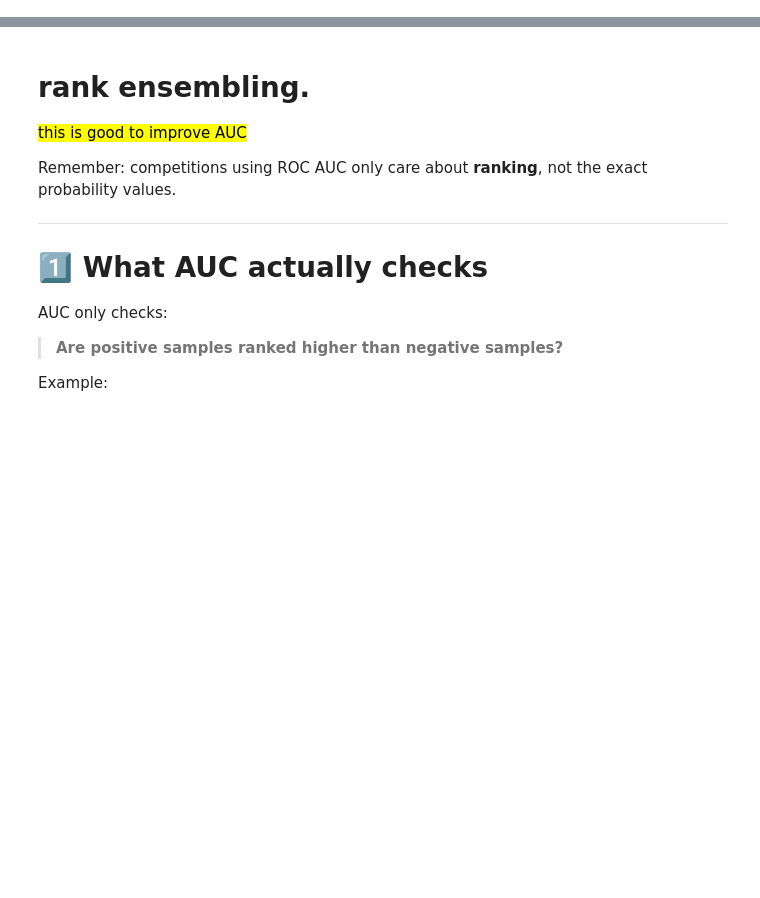
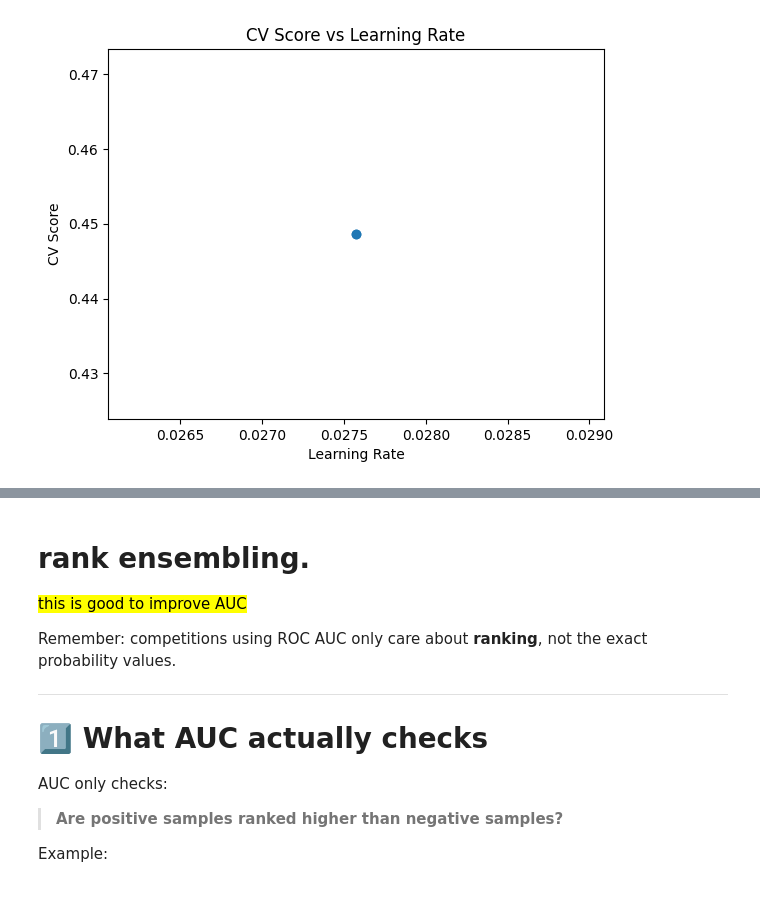
Before and after one commit to ismailSadouki/x42, a Jupyter notebook: notebooks/ensamble.ipynb, the cells around one changed output, grey strips where cells are left out. Drawn from its saved outputs; the diff is of its cells as text; code cells hidden in the pictures; blank space fills up the shorter version.

```diff
--- a/notebooks/ensamble.ipynb
+++ b/notebooks/ensamble.ipynb
@@ -129,0 +102,4 @@ ensemble_submission_df.head(10)
+# %%
+# Example: print CV score and model name for all experiments
+for exp in experiments:
+    print(exp["name"], exp["metadata"].get("cv_score"), exp["metadata"].get("model_name"))
@@ -129,0 +109,7 @@ ensemble_submission_df.head(10)
+# %%
+# Sort experiments by CV score descending
+experiments_sorted = sorted(experiments, key=lambda x: x["metadata"].get("cv_score", 0), reverse=True)
+
+# Show top 5 experiments
+for exp in experiments_sorted[:5]:
+    print(exp["name"], exp["metadata"]["cv_score"])
@@ -129,0 +136,24 @@ ensemble_submission_df.head(10)
+# %%
+# Assuming your experiments are in a variable called `experiments`
+exp_summary = pd.DataFrame([
+    {
+        "name": exp["name"],
+        "model": exp["metadata"].get("model_name"),
+        "cv_score": exp["metadata"].get("cv_score"),
+        "roc_auc": exp["metrics"].get("ROC AUC"),
+        "log_loss": exp["metrics"].get("Log Loss"),
+        "accuracy": exp["metrics"].get("Accuracy"),
+        "max_depth": exp["params"].get("max_depth"),
+        "num_leaves": exp["params"].get("num_leaves"),
+        "learning_rate": exp["params"].get("learning_rate"),
+        "train_time_s": exp["metadata"].get("train_time_seconds"),
+        "num_samples": exp["metadata"].get("num_samples"),
+        "num_features": exp["metadata"].get("num_features"),
+        "path": exp["path"]
+    }
+    for exp in experiments
+])
+
+# Sort by CV score
+exp_summary = exp_summary.sort_values("cv_score", ascending=False).reset_index(drop=True)
+exp_summary.head(10)
@@ -129,0 +164,10 @@ ensemble_submission_df.head(10)
+# %%
+import matplotlib.pyplot as plt
+
+plt.scatter(exp_summary["learning_rate"], exp_summary["cv_score"])
+plt.xlabel("Learning Rate")
+plt.ylabel("CV Score")
+plt.title("CV Score vs Learning Rate")
+plt.show()
+# %% [output]
+[figure, added]
```
Also changed, not shown: parts of 20 cells of this notebook, 4 other files.
